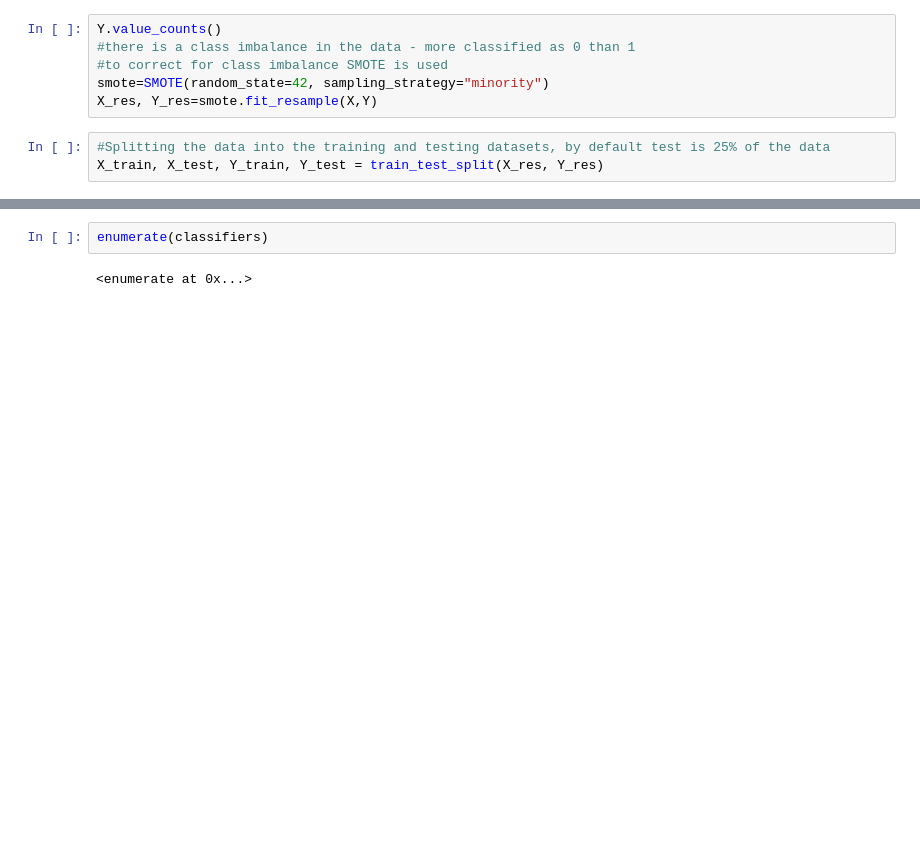
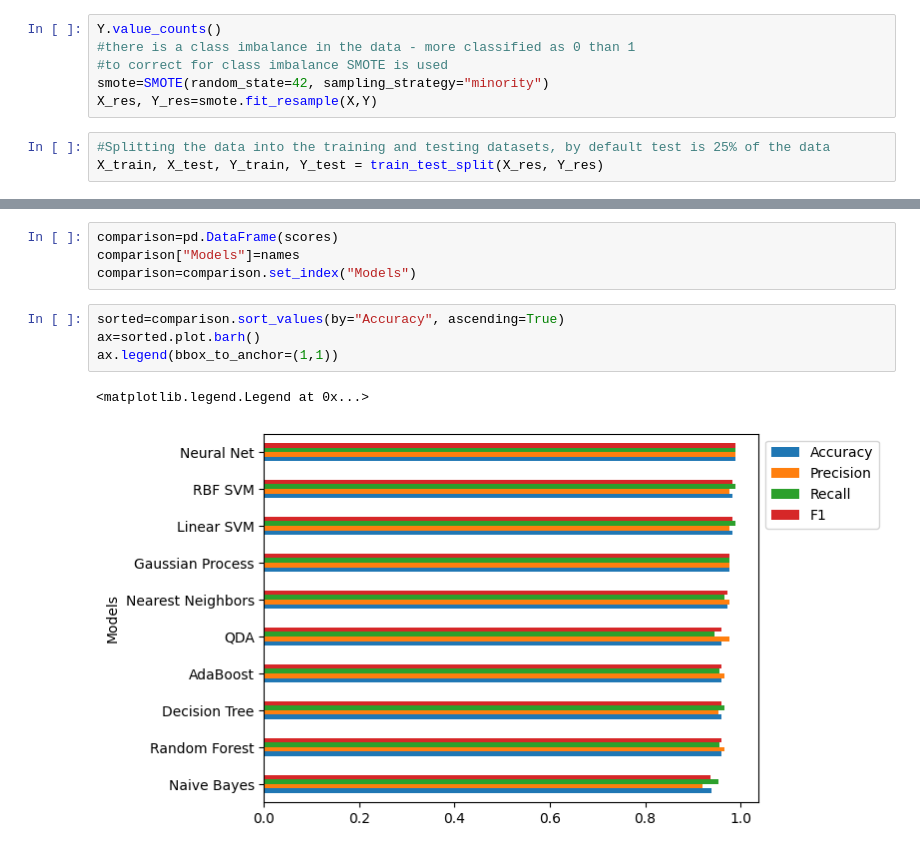
Before and after one commit to kzoltowska/Machine_Learning_Breast_Cancer_Data, a Jupyter notebook: Machine_learning_classifiers.ipynb, the cells around one changed output, grey strips where cells are left out. Drawn from its saved outputs; the diff is of its cells as text; blank space fills up the shorter version.

```diff
--- a/Machine_learning_classifiers.ipynb
+++ b/Machine_learning_classifiers.ipynb
@@ -76,4 +101,11 @@ for classifier in classifiers:
-# %%
-enumerate(classifiers)
-# %% [output]
-<enumerate at 0x...>
+# %%
+comparison=pd.DataFrame(scores)
+comparison["Models"]=names
+comparison=comparison.set_index("Models")
+# %%
+sorted=comparison.sort_values(by="Accuracy", ascending=True)
+ax=sorted.plot.barh()
+ax.legend(bbox_to_anchor=(1,1))
+# %% [output]
+<matplotlib.legend.Legend at 0x...>
+[figure, added]
```
Also changed, not shown: parts of 6 cells of this notebook.
